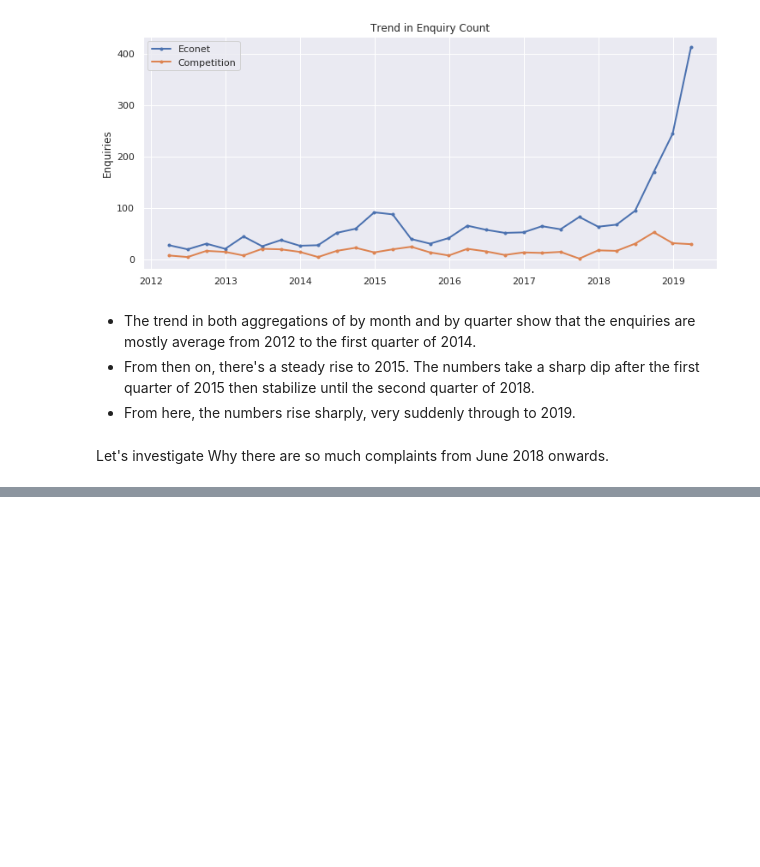
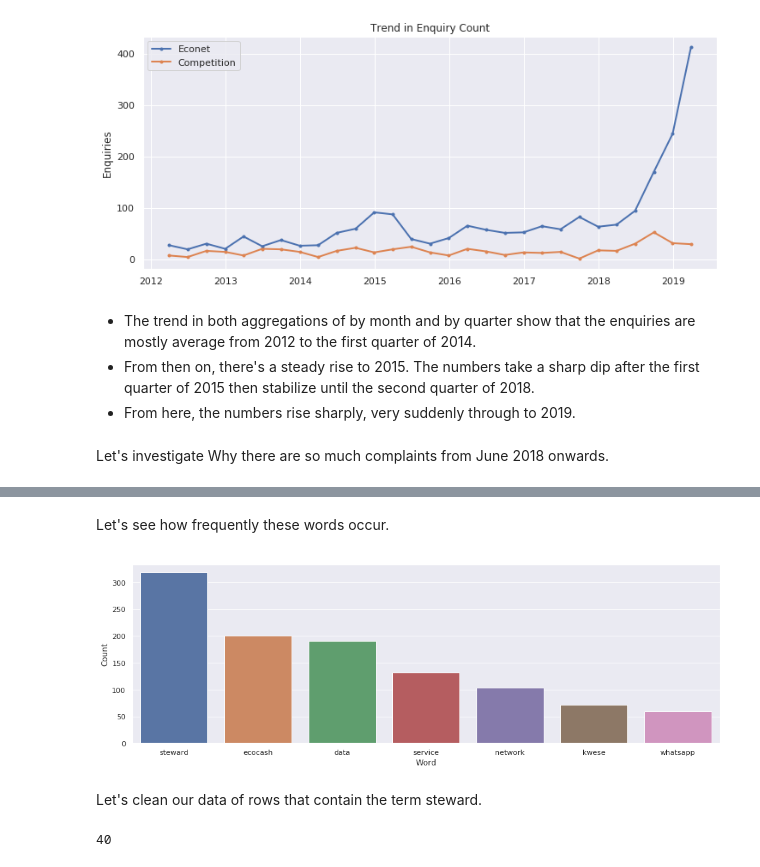
Before and after one commit to SimbaPy/EconetSentimentAnalysis, a Jupyter notebook: EconetSentimentAnalysis/2. Econet Sentiment Analysis.ipynb, the cells around one changed output, grey strips where cells are left out. Cells and saved outputs as stored; diff of their text form; code cells hidden in the pictures; blank space fills up the shorter version.

```diff
--- a/EconetSentimentAnalysis/2. Econet Sentiment Analysis.ipynb
+++ b/EconetSentimentAnalysis/2. Econet Sentiment Analysis.ipynb
@@ -151,0 +161,30 @@ data_econet.loc['2018-06':]
+# %% [markdown]
+Let's see how frequently these words occur.
+# %%
+def word_extract(x):
+    words = []
+    # Loop over the words in the tweet
+    for i in x:
+        ht = re.findall(r"steward|whatsapp|data|ecocash|data|service|service|kwese|network", i)
+        words.append(ht)
+
+    return words
+# %%
+words = word_extract(data_econet['tidy_tweet'])
+
+# unnesting list
+words = sum(words,[])
+# %%
+a = nltk.FreqDist(words)
+d = pd.DataFrame({'Word': list(a.keys()),
+                  'Count': list(a.values())})
+# selecting top 10 most frequent hashtags
+d = d.nlargest(columns="Count", n = 10)
+plt.figure(figsize=(16,5))
+ax = sns.barplot(data=d, x= "Word", y = "Count")
+ax.set(ylabel = 'Count')
+plt.show()
+# %% [output]
+[figure, added]
+# %% [markdown]
+Let's clean our data of rows that contain the term steward.
@@ -151,0 +203,4 @@ data_econet.loc['2018-06':]
+# %%
+data_econet[data_econet['tidy_tweet'].str.contains('steward', regex=True)].shape[0]
+# %% [output]
+40
```
Also changed, not shown: parts of 21 cells of this notebook.
